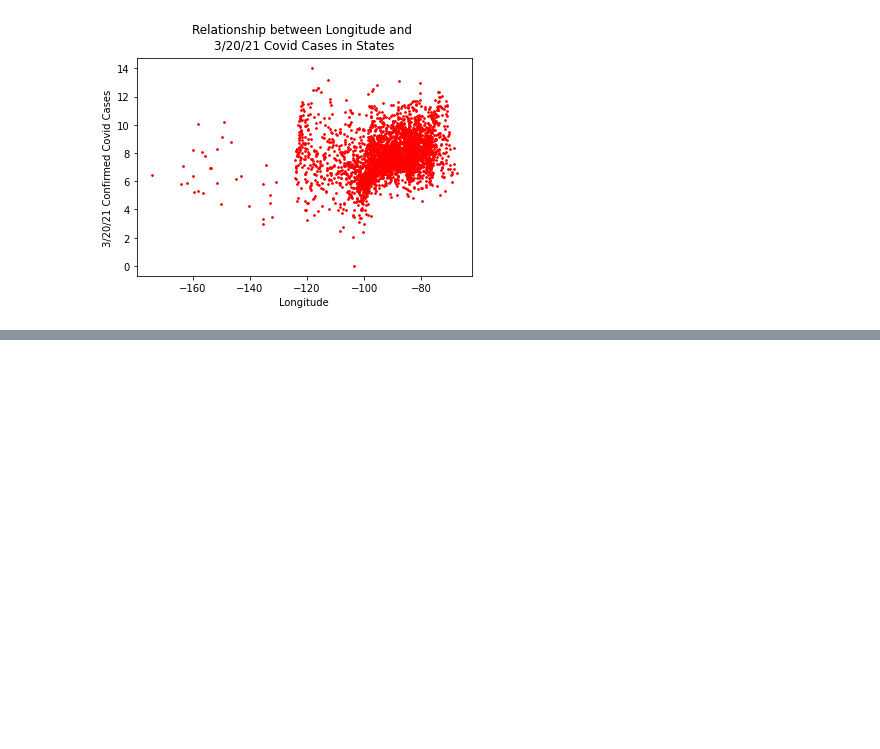
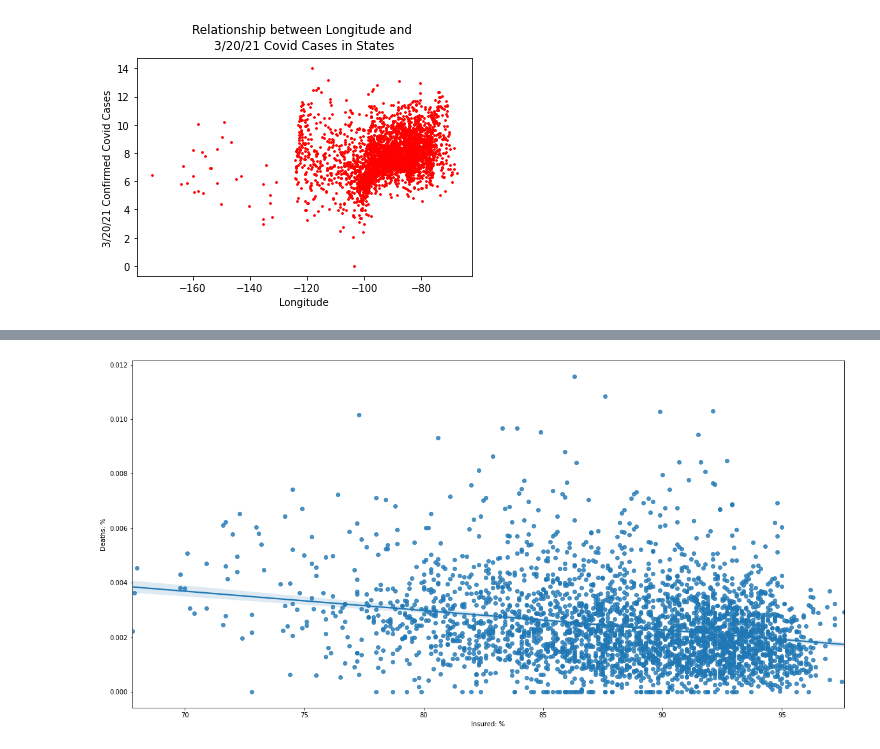
Before and after one commit to linsyzw/COVID_Insurance_Relation, a Jupyter notebook: Covid_Data.ipynb, the cells around one changed output, grey strips where cells are left out. Saved outputs shown, nothing was run; the diff lists cells and outputs as text; code cells hidden in the pictures; blank space fills up the shorter version.

```diff
--- a/Covid_Data.ipynb
+++ b/Covid_Data.ipynb
@@ -375,0 +433,28 @@ plt.show()
+# %%
+# merged: Deaths + insurance dataset
+Deaths_Insurance = US_Insurance.merge(US_Deaths, left_on='ID', right_on='FIPS', how='left')
+# Select columns for new df
+County_Deaths_Ratio = Deaths_Insurance[['ID','FIPS','Admin2','Demographic Group: Number','Insured: %','3/20/21']]
+# Rename column to Population
+County_Deaths_Ratio.columns = ['Population' if x=='Demographic Group: Number' else x for x in County_Deaths_Ratio.columns]
+
+# Drop NAN values
+County_Deaths_Ratio = County_Deaths_Ratio.dropna(axis=0)
+
+# Convert Population column to float
+County_Deaths_Ratio['Population'] = [float(str(i).replace(",", "")) for i in County_Deaths_Ratio['Population']]
+County_Deaths_Ratio['Population'] = County_Deaths_Ratio['Population'].astype(float)
+
+# Get Ratio column
+County_Deaths_Ratio['Deaths: %'] = (County_Deaths_Ratio["3/20/21"] / (County_Deaths_Ratio["Population"]))
+# %%
+plt.figure(figsize=(20,10))
+
+X = County_Deaths_Ratio['Insured: %'] # np.log(County_Deaths_Ratio['Insured: %'])*0.01
+Y = County_Deaths_Ratio['Deaths: %']
+slope, intercept, r_value, p_value, std_err = stats.linregress(X, Y)
+ax = sns.regplot(x = "Insured: %", y = "Deaths: %", data = County_Deaths_Ratio, line_kws = {'label':"y={0:.1f}x+{1:.1f}".format(slope,intercept)})
+
+plt.show()
+# %% [output]
+[figure, added]
```
Also changed, not shown: parts of 14 cells of this notebook.
